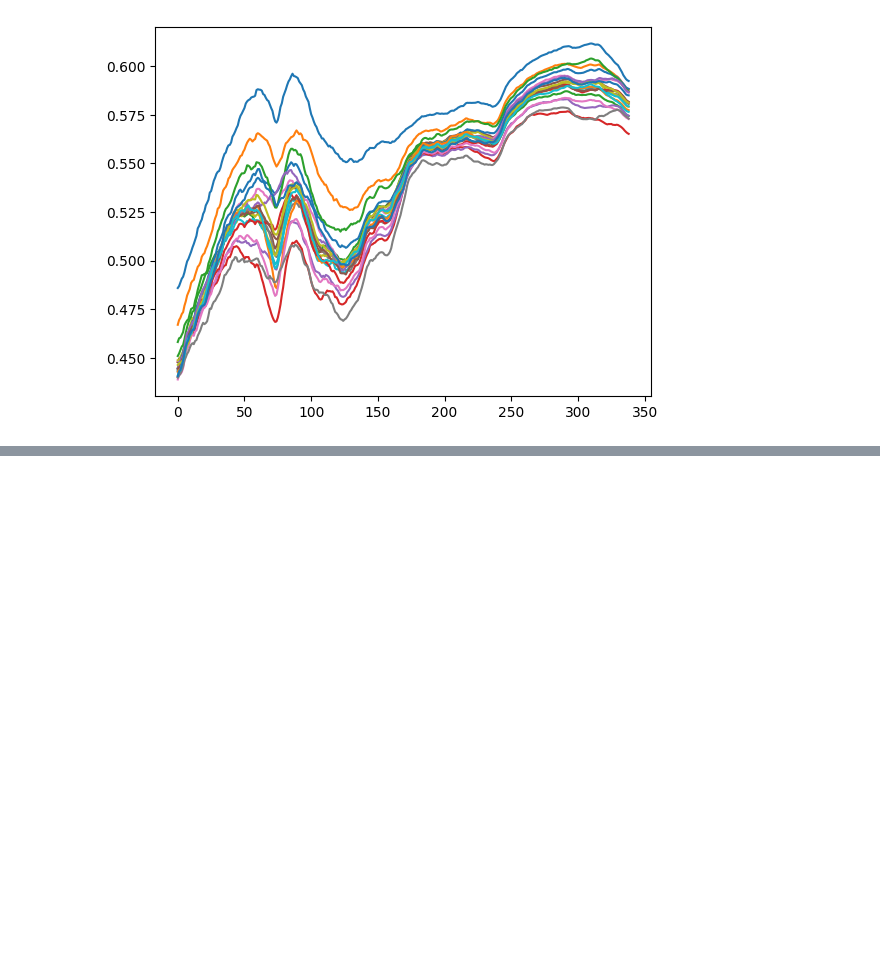
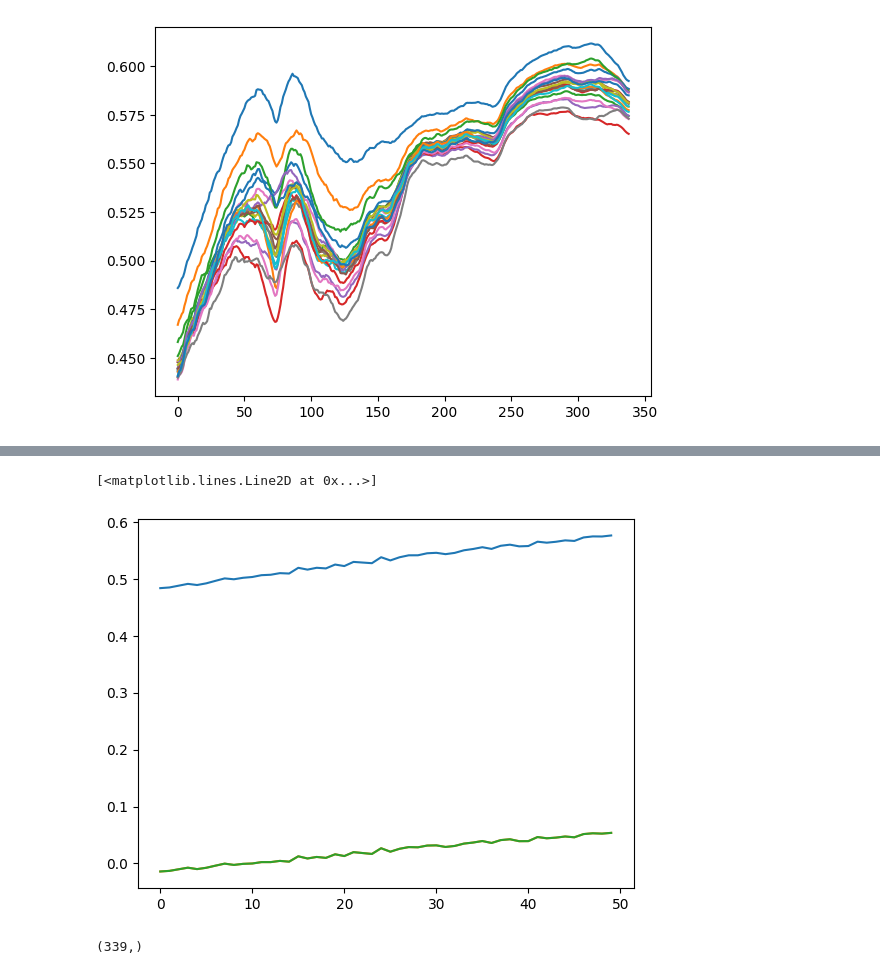
Before and after one commit to paucablop/chemotools, a Jupyter notebook: test.ipynb, the cells around one changed output, grey strips where cells are left out. Saved outputs shown, nothing was run; the diff lists cells and outputs as text; code cells hidden in the pictures; blank space fills up the shorter version.

```diff
--- a/test.ipynb
+++ b/test.ipynb
@@ -194,0 +279,13 @@ plt.plot(spectrum_smooth_mine_3[-1])
+# %%
+spectrum_np = np.array(spectrum[0])
+# %%
+my_airpls = AirPls(nr_iterations=15, polynomial_order=1, lam=1e2)
+my_spectrum_airpls = my_airpls.fit_transform(spectrum_np.reshape(1, -1))
+spectrum_airpls = airPLS(spectrum_np, lambda_=100, porder=1, itermax=15)
+# %%
+plt.plot(spectrum_np[0:50])
+plt.plot(my_spectrum_airpls[0][0:50])
+plt.plot(spectrum_np[0:50]-spectrum_airpls[0:50])
+# %% [output]
+[<matplotlib.lines.Line2D at 0x...>]
+[figure, added]
@@ -194,0 +296,4 @@ plt.plot(spectrum_smooth_mine_3[-1])
+# %%
+spectrum_np.shape
+# %% [output]
+(339,)
```
Also changed, not shown: parts of 11 cells of this notebook, 7 other files.
